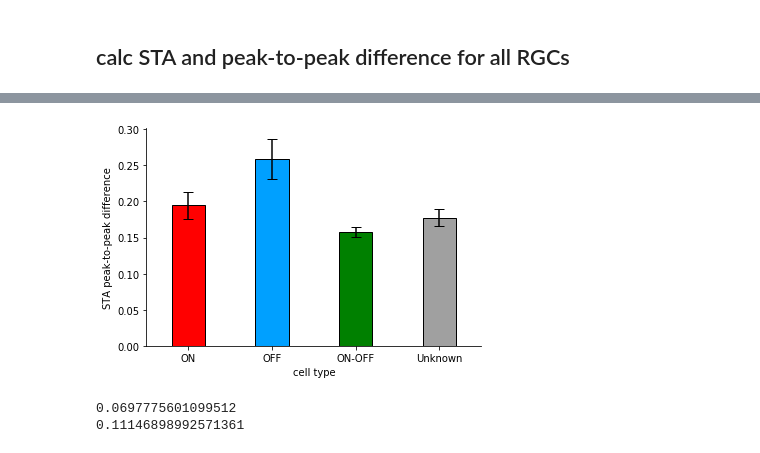
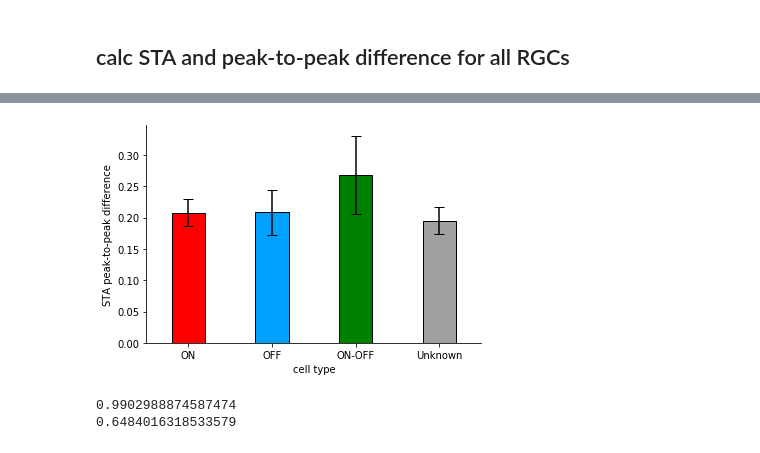
Before and after one commit to ys7yoo/retina_info, a Jupyter notebook: run_sta.ipynb, the cells around one changed output, grey strips where cells are left out. Drawn from its saved outputs; the diff is of its cells as text; code cells hidden in the pictures.

```diff
--- a/run_sta.ipynb
+++ b/run_sta.ipynb
@@ -30,6 +30,9 @@ def box_off():
 def p2p(sta):
     return np.max(sta) - np.min(sta)
 
+def psnr(sta):
+    return (np.max(sta.ravel()) - np.min(sta.ravel())) / np.std(sta.ravel())
+
 def plot_spatio_temporal(sta,dt=1000/30, ylabel=None, fig_basename=None):
     tap = sta.shape[-1]
     figsize = (5.5,3.5)
@@ -38,6 +41,7 @@ def plot_spatio_temporal(sta,dt=1000/30, ylabel=None, fig_basename=None):
     if ylabel is not None:
         plt.ylabel(ylabel)
     print('peak-to-peak diff. = {:.2f}'.format(p2p(sta)))
+    print('PSNR = {:.2f}'.format(psnr(sta)))
 #     plt.title('peak diff. = {:.2f}'.format(p2p(sta)))
     plt.xlabel(None)
 
@@ -45,7 +49,7 @@ def plot_spatio_temporal(sta,dt=1000/30, ylabel=None, fig_basename=None):
         plt.savefig(fig_basename + '_temp.pdf', bbox_inches='tight') # https://stackoverflow.com/a/4046233
 
     plt.figure()
-    pysta.plot_stim_slices(sta, height=26, width=26, dt=dt, vmin=-0.5, vmax=0.5)
+    pysta.plot_stim_slices(sta, height=13, width=13, dt=dt, vmin=-0.5, vmax=0.5)
 
 #     plt.tight_layout()
 
@@ -59,13 +63,32 @@ def groupby_dict(df, col, group):
 #         print(group_val)
         data[group_val] = d[col].to_list()
     return data
+
+
+def plot_bar_by_group(info, col,
+                      groupby='cell_type',
+                      group_values = ['ON', 'OFF', 'ON-OFF', 'Unknown'], color=['r','#00A0FF','green', '#A0A0A0']):
+
+    means = info.groupby(groupby)[col].mean()[group_values]
+    sems = info.groupby(groupby)[col].sem()[group_values]
+
+    plt.bar(group_values, means, yerr=sems,
+            width=0.4, color=color, edgecolor='k', linewidth=1,
+            capsize=5)
+
+    plt.ylabel(col)
+    plt.xlabel('cell type')
+
+    plt.xlim(-0.5, 3.5)
+    box_off()
 # %% [markdown]
 Let's re-plot old Figure 3 (ON-OFF cell) for all the methods
 # %% [markdown]
 ## load data
 # %%
 data_path = 'data'
-dataset = '20201209'
+dataset = '20201216'
+# dataset = '20201209'
 
 info = pd.read_csv(os.path.join(data_path, dataset + '_info.csv'))
 data = np.load(os.path.join(data_path, dataset + '.npz'))
@@ -87,9 +110,14 @@ print(spike_counts.shape)
 # %%
 # choose a channel
+ch_idx = 12
+# ch_idx = 103  # ON
+# ch_idx = 81   # Unknown   # only 3 spikes
+
+# 26x26
 # ch_idx = 22   # 33c	ON
 # ch_idx = 29   # 37b ON
 # ch_idx = 41     # 48b OFF
-ch_idx = 67     # 71c ON
+# ch_idx = 67     # 71c ON  (p2p=0.4)
 
 
 # small p2p
@@ -129,6 +158,7 @@ peak-to-peak diff. = 0.40
 # %%
 # choose a channel
 sta_p2ps = []
+sta_psnrs = []
 
 for ch_idx in range(spike_counts.shape[0]):
 
@@ -143,6 +173,7 @@ for ch_idx in range(spike_counts.shape[0]):
     # sta.shape
 
     sta_p2ps.append(p2p(sta))
+    sta_psnrs.append(psnr(sta))
 
 #     print(spike_triggered_stim.shape)
 
@@ -151,6 +182,7 @@ for ch_idx in range(spike_counts.shape[0]):
 #     # plt.title(channel_name + '(%.2f)'.format)
 
 info['sta_p2p'] = sta_p2ps
+info['sta_psnr'] = sta_psnrs
 
 info.to_csv(dataset + '_sta.csv', index=None)
 # %% [output]
@@ -190,22 +242,22 @@ info[idx_high_snr]
 # %%
 cell_types = ['ON', 'OFF', 'ON-OFF', 'Unknown']
 means = info.groupby('cell_type')['sta_p2p'].mean()[cell_types]
 sems = info.groupby('cell_type')['sta_p2p'].sem()[cell_types]
 
 
 plt.bar(cell_types, means, yerr=sems,
         width=0.4, color=['r','#00A0FF','green', '#A0A0A0'], edgecolor='k', linewidth=1,
         capsize=5)
 plt.ylabel('STA peak-to-peak difference')
 plt.xlabel('cell type')
 
 plt.xlim(-0.5, 3.5)
-remove_box()
+box_off()
 
 plt.savefig("figure/sta/peak_diff_bar.pdf", bbox_inches='tight')
 plt.savefig("figure/sta/peak_diff_bar.png", bbox_inches='tight')
 # %% [output]
-[figure, old version]
+[figure, new version]
 # %%
 # test significance: ON or OFF vs. ON/OFF
 data = groupby_dict(info, 'sta_p2p', 'cell_type')
@@ -216,5 +268,5 @@ print(p)
 t, p = stats.ttest_ind(data['ON'] + data['OFF'], data['Unknown'], equal_var=False)
 print(p)
 # %% [output]
-0.0697775601099512
-0.11146898992571361
+0.9902988874587474
+0.6484016318533579
```
Also changed, not shown: parts of 11 cells of this notebook, 2 other files.
